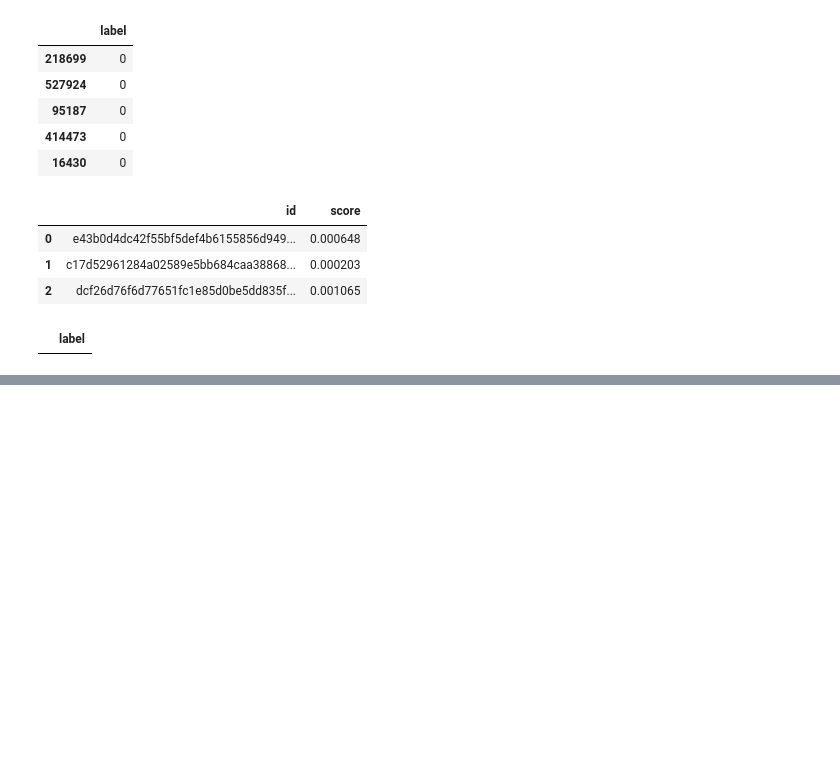
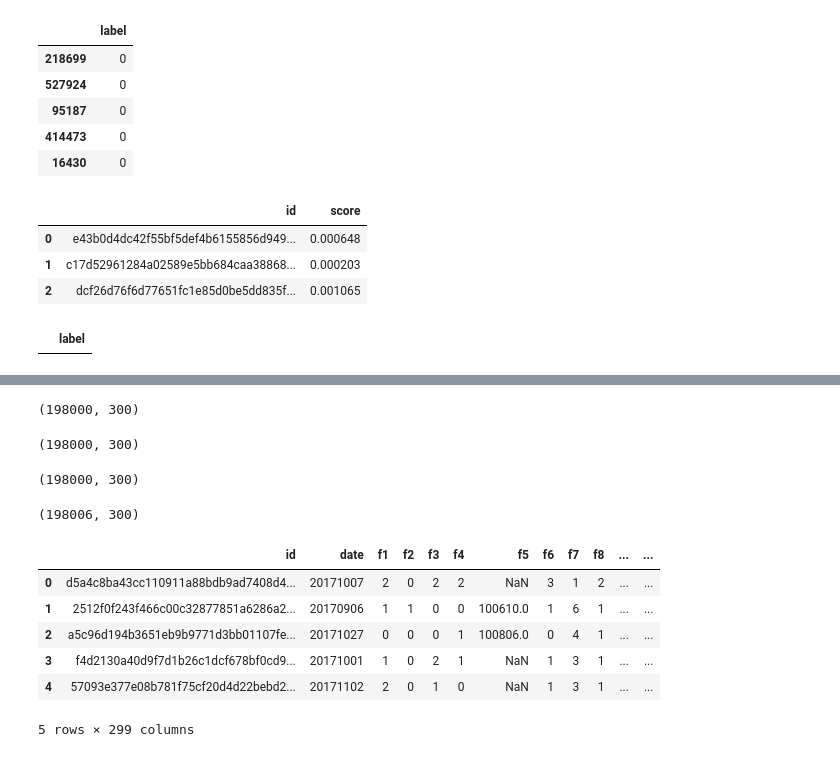
Before and after one commit to bhneo/aliproject, a Jupyter notebook: data_overview.ipynb, the cells around one changed output, grey strips where cells are left out. Drawn from its saved outputs; the diff is of its cells as text; code cells hidden in the pictures; blank space fills up the shorter version.

```diff
--- a/data_overview.ipynb
+++ b/data_overview.ipynb
@@ -149,0 +162,20 @@ tr_y[tr_y.label==-1]
+# %%
+train2 = train_has_label[198000:396000]
+train2.shape
+# %% [output]
+(198000, 300)
+# %%
+train3 = train_has_label[396000:594000]
+train3.shape
+# %% [output]
+(198000, 300)
+# %%
+train4 = train_has_label[594000:792000]
+train4.shape
+# %% [output]
+(198000, 300)
+# %%
+train5 = train_has_label[792000:]
+train5.shape
+# %% [output]
+(198006, 300)
@@ -149,0 +193,11 @@ tr_y[tr_y.label==-1]
+# %%
+tr1_x = feather.read_dataframe('data/tr1_x.f')
+tr1_x.head()
+# %% [output]
+|  | id | date | f1 | f2 | f3 | f4 | f5 | f6 | f7 | f8 | ... | ... |
+| 0 | d5a4c8ba43cc110911a88bdb9ad7408d4... | 20171007 | 2 | 0 | 2 | 2 | NaN | 3 | 1 | 2 | ... | ... |
+| 1 | 2512f0f243f466c00c32877851a6286a2... | 20170906 | 1 | 1 | 0 | 0 | 100610.0 | 1 | 6 | 1 | ... | ... |
+| 2 | a5c96d194b3651eb9b9771d3bb01107fe... | 20171027 | 0 | 0 | 0 | 1 | 100806.0 | 0 | 4 | 1 | ... | ... |
+| 3 | f4d2130a40d9f7d1b26c1dcf678bf0cd9... | 20171001 | 1 | 0 | 2 | 1 | NaN | 1 | 3 | 1 | ... | ... |
+| 4 | 57093e377e08b781f75cf20d4d22bebd2... | 20171102 | 2 | 0 | 1 | 0 | NaN | 1 | 3 | 1 | ... | ... |
+5 rows × 299 columns
```
Also changed, not shown: parts of 4 cells of this notebook, 4 other files.
